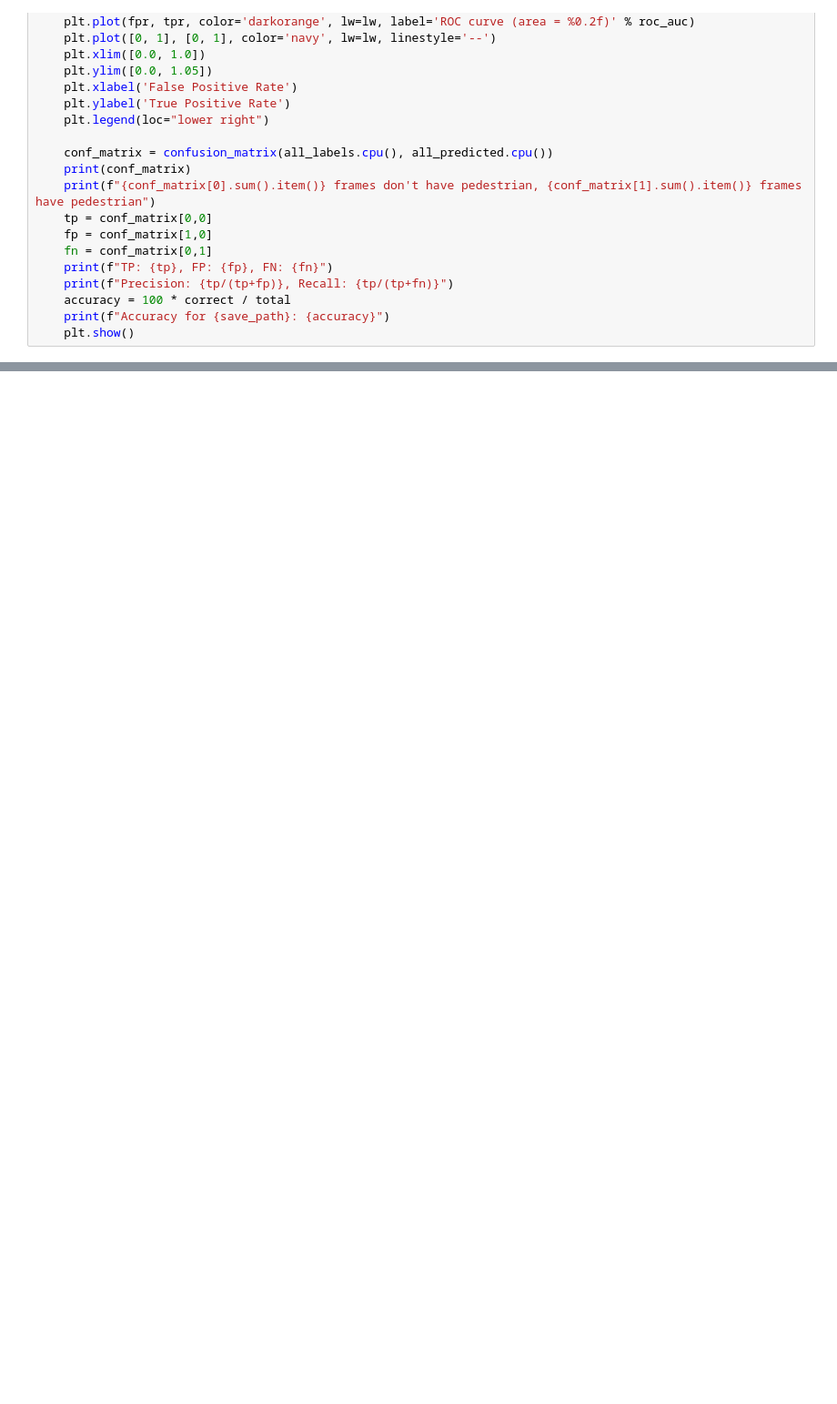
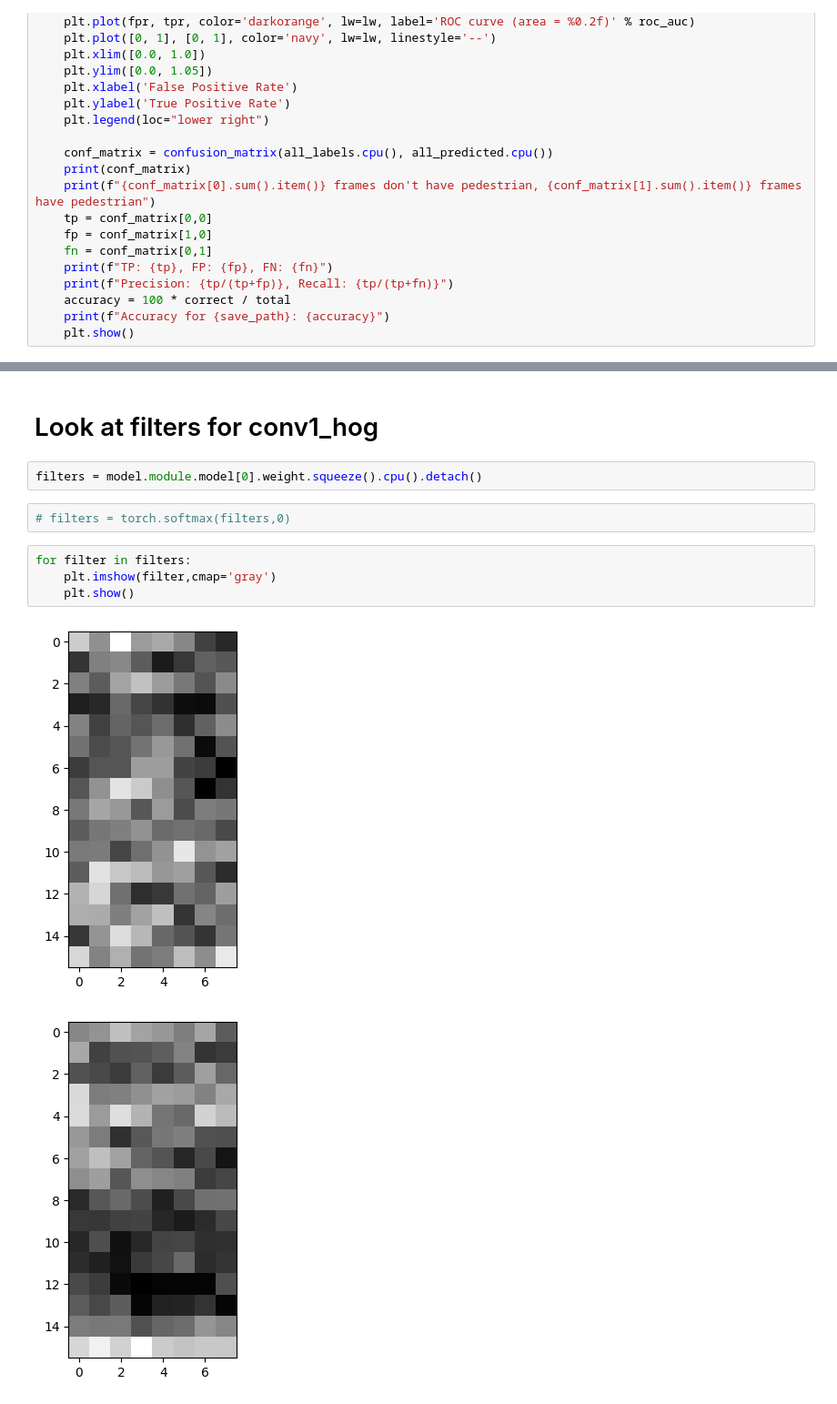
Before and after one commit to mhtang2/HOGPedestrianDetection, a Jupyter notebook: hog_model.ipynb, the cells around one changed output, grey strips where cells are left out. Shown at 91% size. Drawn from its saved outputs; the diff is of its cells as text; blank space fills up the shorter version.

```diff
--- a/hog_model.ipynb
+++ b/hog_model.ipynb
@@ -338,0 +383,13 @@ plt.legend()
+# %% [markdown]
+# Look at filters for conv1_hog
+# %%
+filters = model.module.model[0].weight.squeeze().cpu().detach()
+# %%
+# filters = torch.softmax(filters,0)
+# %%
+for filter in filters:
+    plt.imshow(filter,cmap='gray')
+    plt.show()
+# %% [output]
+[figure, added]
+[figure, added]
```
Also changed, not shown: parts of 12 cells of this notebook, 4 other files.
